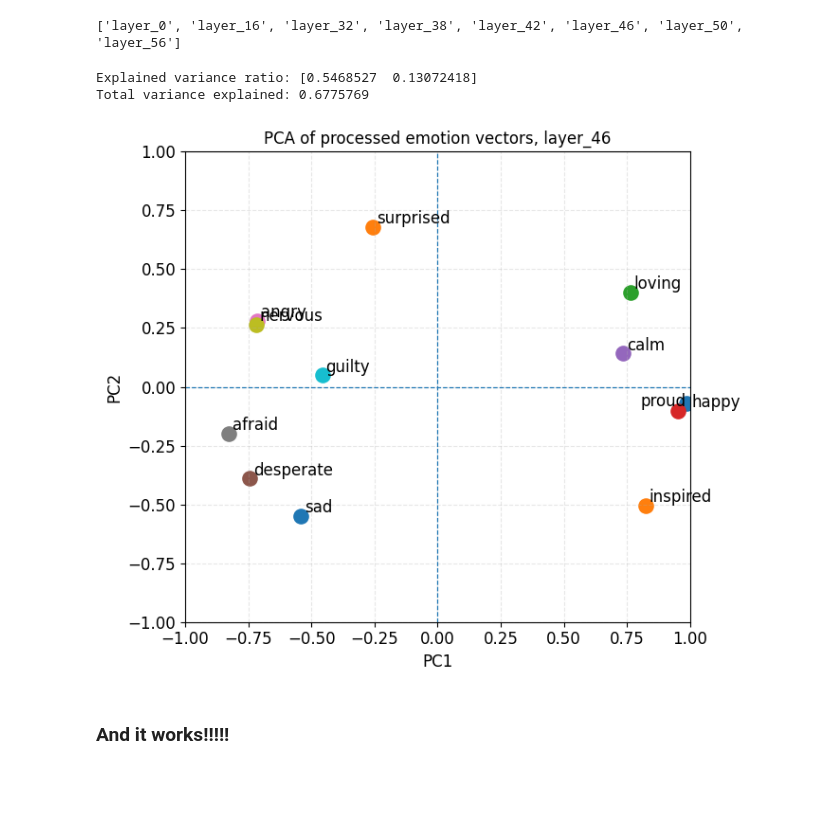
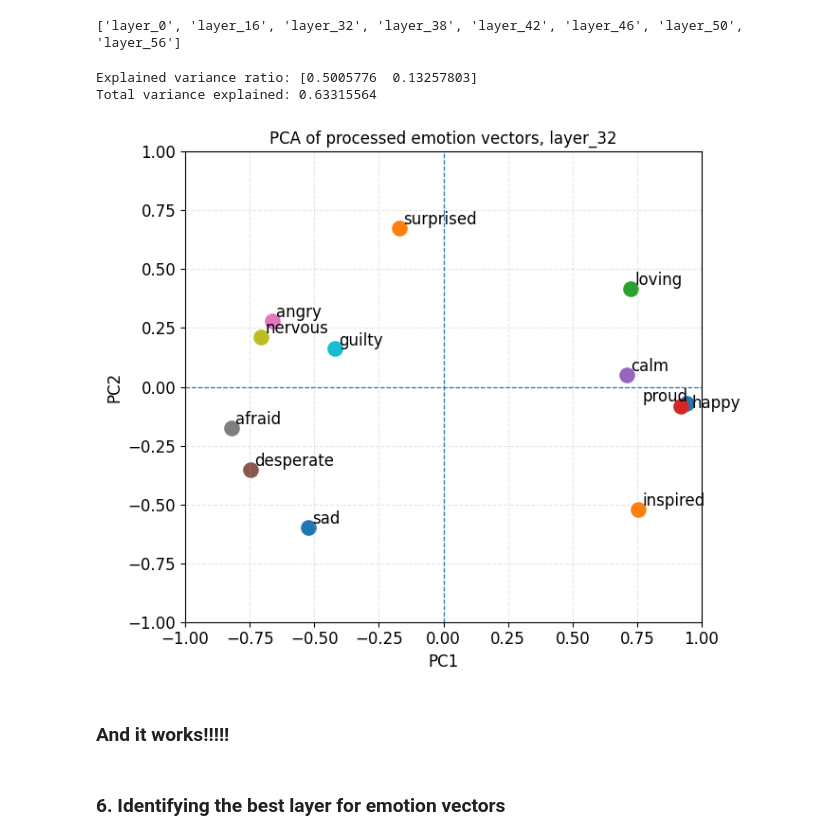
Before and after one commit to daspushpita/emotion-mechanisms-llm, a Jupyter notebook: notebooks/baseline_analysis.ipynb, the cells around one changed output. Cells and saved outputs as stored; diff of their text form; code cells hidden in the pictures; blank space fills up the shorter version.

```diff
--- a/notebooks/baseline_analysis.ipynb
+++ b/notebooks/baseline_analysis.ipynb
@@ -132,7 +132,7 @@ print(layers_to_plot)
 # %% [output]
 ['layer_0', 'layer_16', 'layer_32', 'layer_38', 'layer_42', 'layer_46', 'layer_50', 'layer_56']
 # %%
-inspect_layer = layers_to_plot[5]
+inspect_layer = layers_to_plot[2]
 cleaned_emotions = cleaned_emotions_by_layer[int(inspect_layer.replace("layer_", ""))]
 
 # Stack emotion vectors
@@ -147,35 +147,37 @@ print("Explained variance ratio:", pca.explained_variance_ratio_)
 print("Total variance explained:", pca.explained_variance_ratio_.sum())
 
 # Plot
 plt.figure(figsize=(7, 6))
 
 for i, emotion in enumerate(emotions):
     x, y = V_2d[i]
     plt.scatter(x, y, s=120)
     if emotion not in ["happy", "proud"]:
         plt.text(x + 0.015, y + 0.015, emotion, fontsize=12)
     elif emotion == "proud":
         plt.text(x - 0.15, y + 0.02, emotion, fontsize=12)
     else:
         plt.text(x + 0.02, y - 0.018, emotion, rotation=0, fontsize=12)
 
 
 plt.axhline(0, linewidth=0.9, linestyle="--")
 plt.axvline(0, linewidth=0.9, linestyle="--")
 
 plt.xlabel("PC1", fontsize=12)
 plt.ylabel("PC2", fontsize=12)
 plt.title(f"PCA of processed emotion vectors, {inspect_layer}", fontsize=12)
 plt.grid(alpha=0.3, linestyle="--")
 plt.xlim(-1, 1)
 plt.ylim(-1, 1)
 plt.xticks(fontsize=12)
 plt.yticks(fontsize=12)
 plt.tight_layout()
 plt.show()
 # %% [output]
-Explained variance ratio: [0.5468527  0.13072418]
-Total variance explained: 0.6775769
+Explained variance ratio: [0.5005776  0.13257803]
+Total variance explained: 0.63315564
-[figure, old version]
+[figure, new version]
 # %% [markdown]
 ### And it works!!!!!
+# %% [markdown]
+### 6. Identifying the best layer for emotion vectors
```
Also changed, not shown: parts of 3 cells of this notebook, 5 other files.
